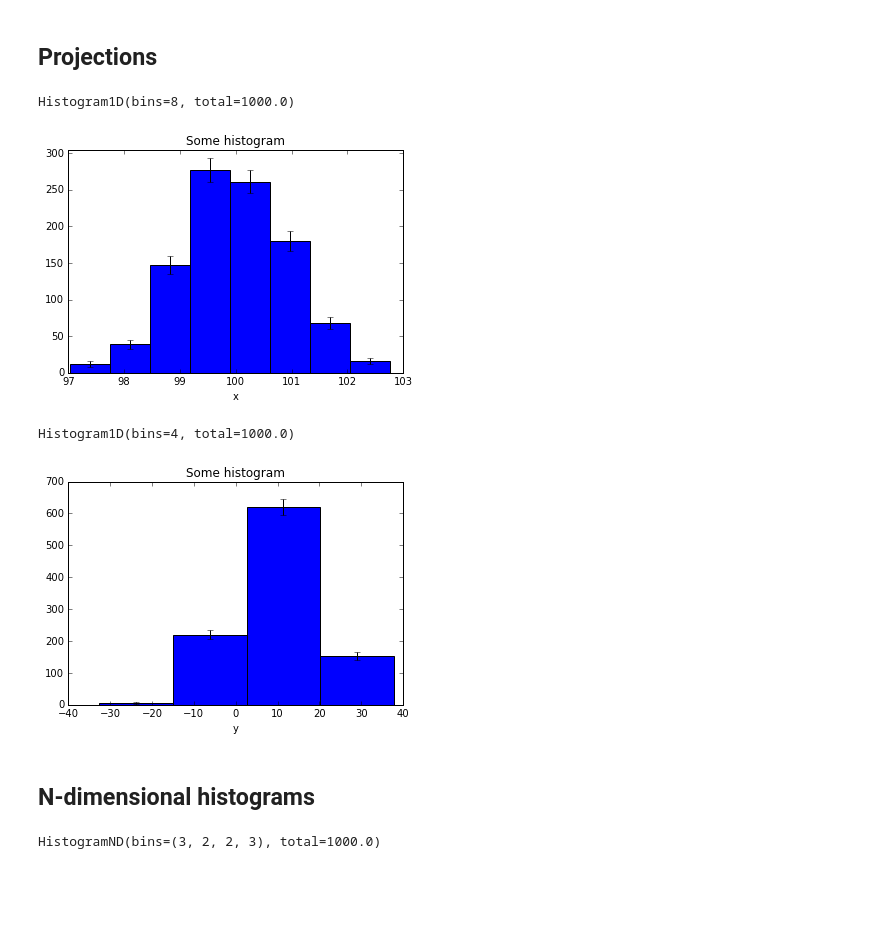
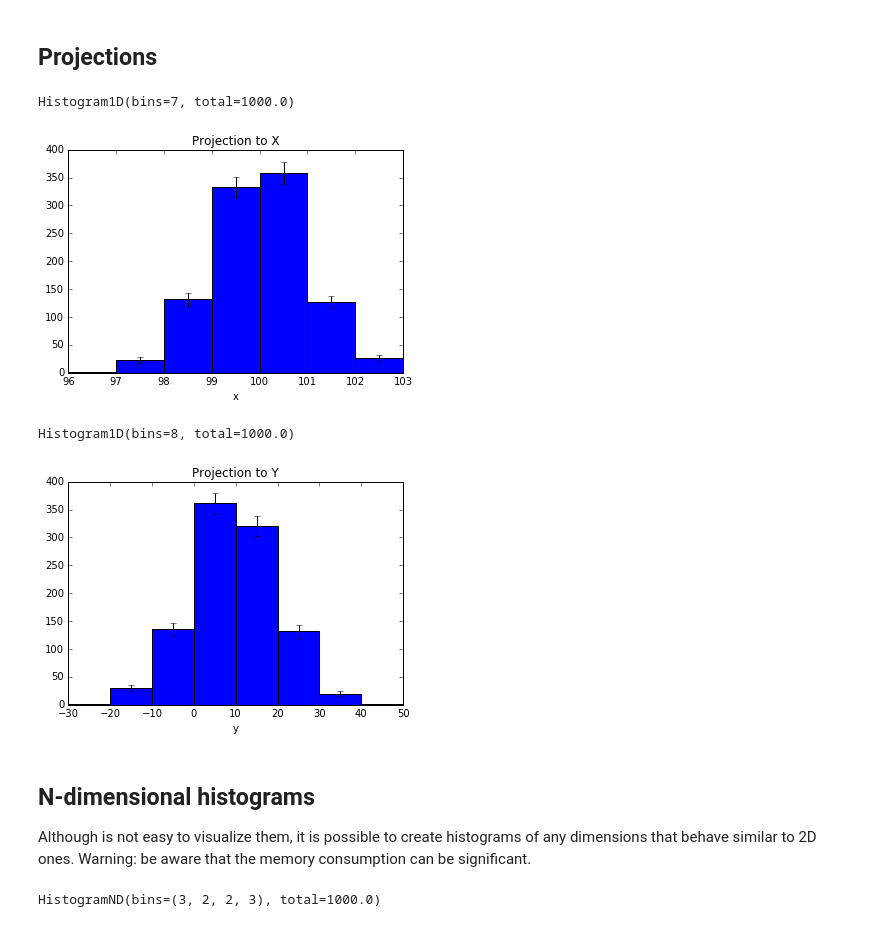
Before and after one commit to janpipek/physt, a Jupyter notebook: doc/2D Histograms.ipynb, the cells around one changed output. Saved outputs shown, nothing was run; the diff lists cells and outputs as text; code cells hidden in the pictures; blank space fills up the shorter version.

```diff
--- a/doc/2D Histograms.ipynb
+++ b/doc/2D Histograms.ipynb
@@ -12,7 +13,8 @@ import seaborn.apionly as sns
 x = np.random.normal(100, 1, 1000)
 y = np.random.normal(10, 10, 1000)
 # %%
-h2 = histogram2d(x, y, [8, 4], name="Some histogram", axis_names=["x", "y"])
-h2
+# Create a simple histogram
+histogram = h2(x, y, [8, 4], name="Some histogram", axis_names=["x", "y"])
+histogram
 # %% [output]
 Histogram2D(bins=(8, 4), total=1000.0)
@@ -64,0 +53,4 @@ h4.bins
+# %%
+histogram = h2(x, y, "human", 5, name="Human-friendly bins", axis_names=["x", "y"])
+histogram.plot();
+histogram.numpy_bins
@@ -79,19 +82,21 @@ ax = h2.plot(ax=ax, cmap=cm.copper, density=True)
 # %% [markdown]
 ## Projections
 # %%
-h1 = h2.projection("x")
-h1.plot(errors=True)
-h1
+proj1 = histogram.projection("x", name="Projection to X")
+proj1.plot(errors=True)
+proj1
 # %% [output]
-Histogram1D(bins=8, total=1000.0)
+Histogram1D(bins=7, total=1000.0)
-[figure, old version]
+[figure, new version]
 # %%
-h1 = h2.projection("y")
-h1.plot(errors=True)
-h1
+proj2 = histogram.projection("y", name="Projection to Y")
+proj2.plot(errors=True)
+proj2
 # %% [output]
-Histogram1D(bins=4, total=1000.0)
+Histogram1D(bins=8, total=1000.0)
-[figure, old version]
+[figure, new version]
-# %% [markdown]
-## N-dimensional histograms
+# %% [markdown]
+## N-dimensional histograms
+
+Although is not easy to visualize them, it is possible to create histograms of any dimensions that behave similar to 2D ones. Warning: be aware that the memory consumption can be significant.
 # %%
```
Also changed, not shown: parts of 24 cells of this notebook, 3 other files.
